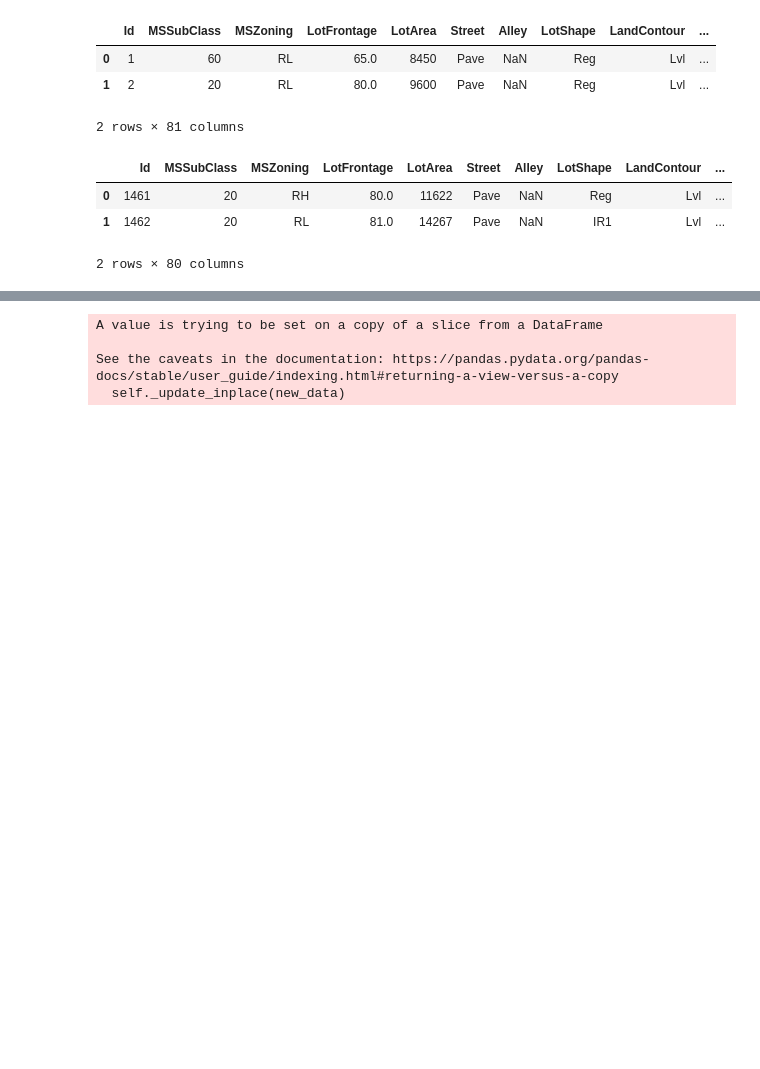
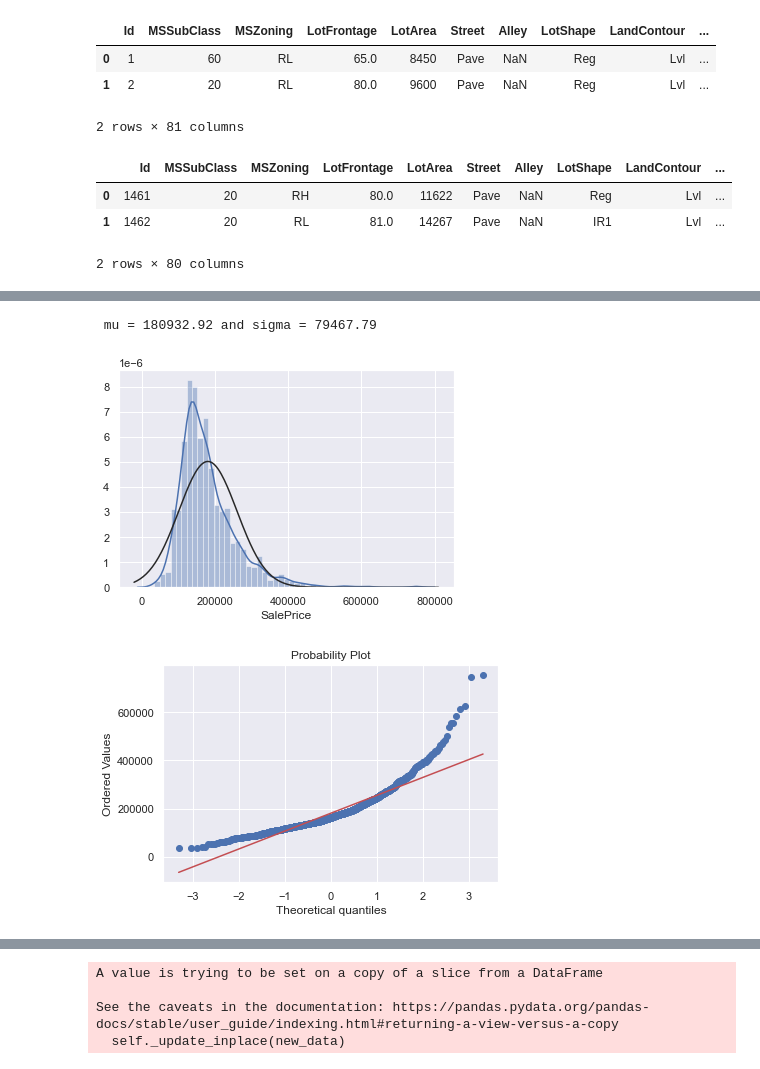
Before and after one commit to PrauchPort/MLPlayground, a Jupyter notebook: Kaggle/HousePrices.ipynb, the cells around one changed output, grey strips where cells are left out. Cells and saved outputs as stored; diff of their text form; code cells hidden in the pictures; blank space fills up the shorter version.

```diff
--- a/Kaggle/HousePrices.ipynb
+++ b/Kaggle/HousePrices.ipynb
@@ -35,0 +57,14 @@ test.head(2)
+# %%
+def check_skewness(col):
+    sns.distplot(train[col], fit=norm);
+    fig = plt.figure()
+    res = stats.probplot(train[col], plot=plt)
+    # Get the fitted parameters used by the function
+    (mu, sigma) = norm.fit(train[col])
+    print( '\n mu = {:.2f} and sigma = {:.2f}\n'.format(mu, sigma))
+
+check_skewness('SalePrice')
+# %% [output]
+ mu = 180932.92 and sigma = 79467.79
+[figure, added]
+[figure, added]
```
Also changed, not shown: parts of 60 cells of this notebook, 8 other files.
